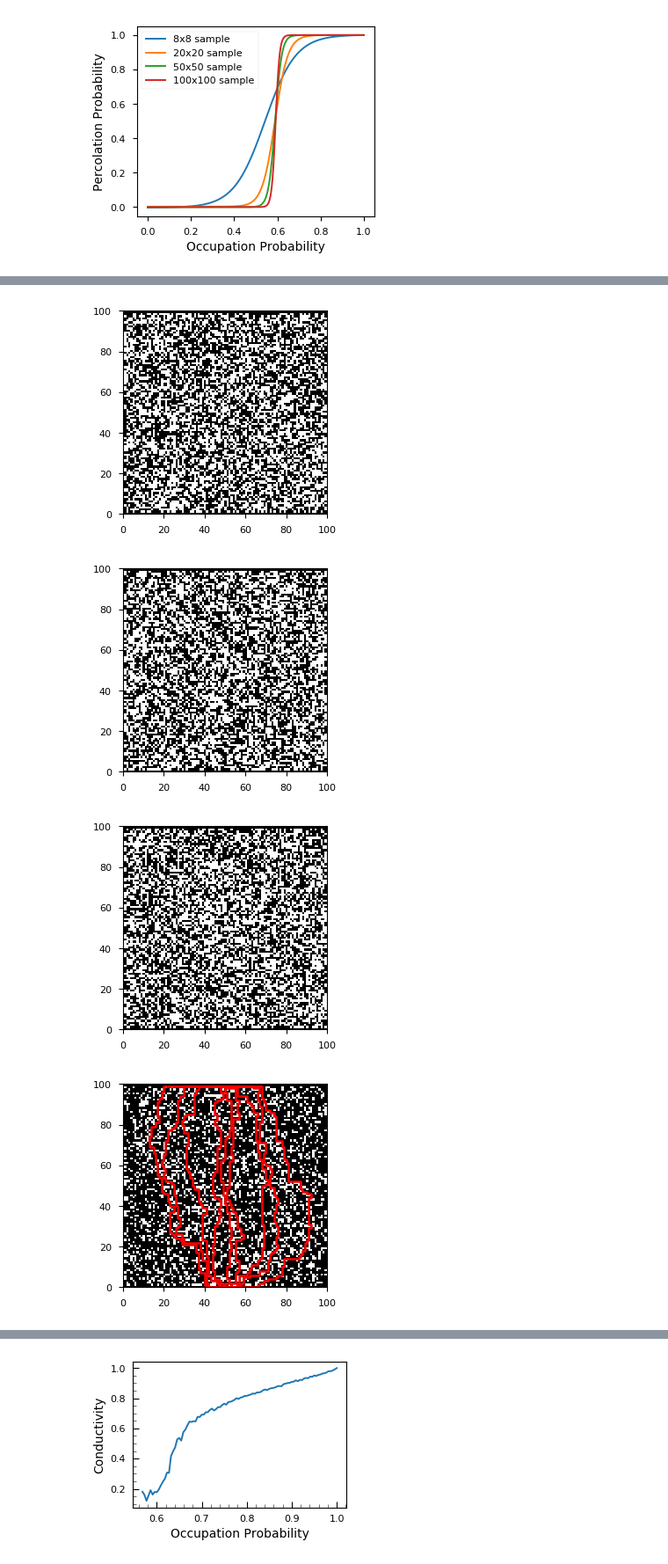
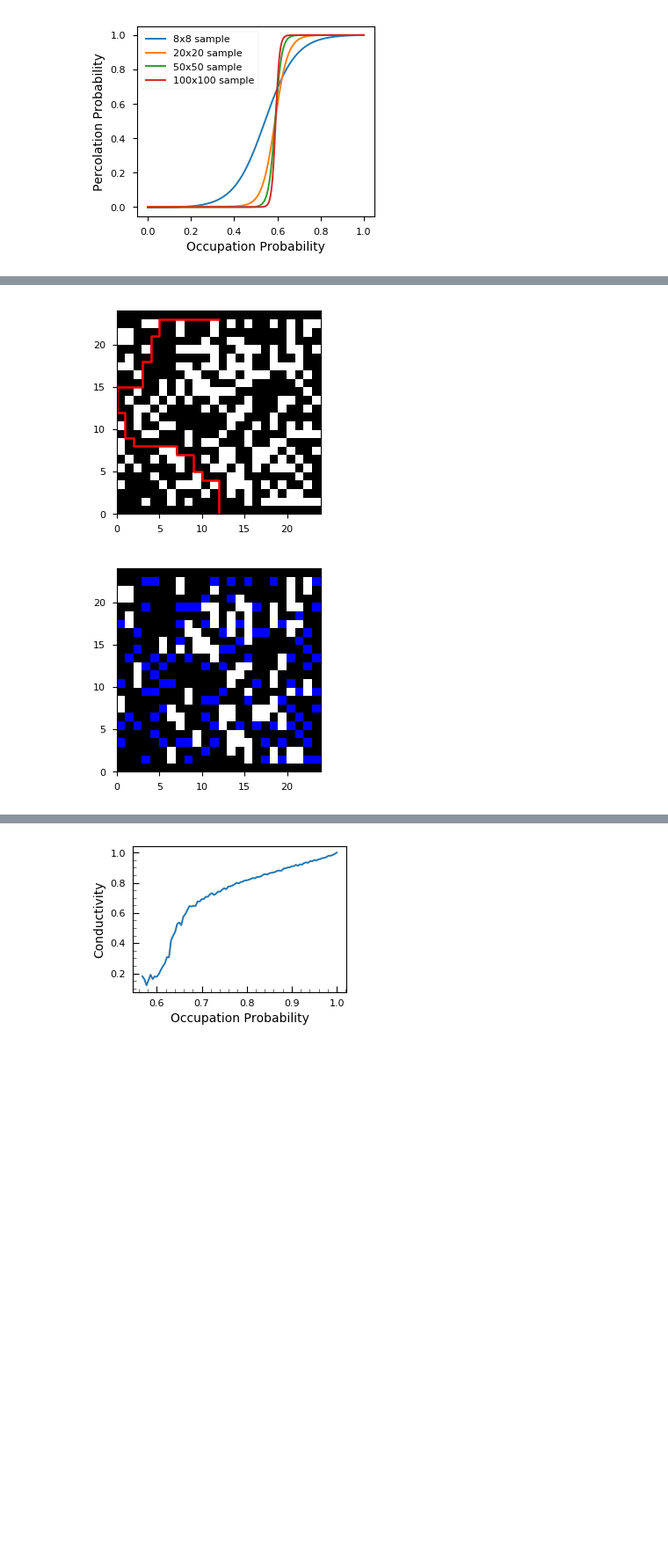
Before and after one commit to prabowobagas/Jupyter-Notebook-Thesis, a Jupyter notebook: Weekly Journal.ipynb, the cells around one changed output, grey strips where cells are left out. Shown at 88% size. Drawn from its saved outputs; the diff is of its cells as text; code cells hidden in the pictures; blank space fills up the shorter version.

```diff
--- a/Weekly Journal.ipynb
+++ b/Weekly Journal.ipynb
@@ -661,10 +681,10 @@ for indices, occupy_prob in enumerate(occupation_probability):
     f.value = progress
 
 
-d = {'occupation probability' : occupation_probability, 'Percolate frequency' : occupy_histogram}
-df = pd.DataFrame(d)
-file_name = 'PercSimData\\perc_%sx%s_Loop%s_lineseries%s' %(width, height, Loop, linseries_point)
-df.to_csv(file_name, sep='\t')
+# d = {'occupation probability' : occupation_probability, 'Percolate frequency' : occupy_histogram}
+# df = pd.DataFrame(d)
+# file_name = 'PercSimData\\perc_%sx%s_Loop%s_lineseries%s' %(width, height, Loop, linseries_point)
+# df.to_csv(file_name, sep='\t')
 
 path_average[np.isnan(path_average)] = 0
 
@@ -729,22 +749,38 @@ def parallel_resistance(array):
     resistance = 1/reciprocal
     return resistance
 
+
 def shortest10_paths(width, height, occupation_probability):
     start, goal = ((width)/2, 0),((width)/2 ,height-1)
 
     path_list = []
+    n_path = 0    # Number of paths initialize
     sample = GenerateGrid(width, height, occupation_probability)
+
     sample.GenerateWall()
-    n_path = 0
+    sample.generate_rrtn()
+    Wall_OR_RRTN = np.logical_or(sample.grid_RRTN,sample.grid) # Wall is OR ed with the old sample
+    RRTN_wall = np.subtract(Wall_OR_RRTN,sample.grid)*2
+    RRTN_sample = np.add(sample.grid,RRTN_wall)
+
+
 
     fig1, ax1 = plt.subplots(1)
     cmap = cm.colors.ListedColormap(['white','black'])
     ax1.pcolor(sample.grid, cmap=cmap)
     fig1.set_size_inches(3, 3)
 
+    fig2, ax2 = plt.subplots(1)
+    cmap2 = cm.colors.ListedColormap(['white','black','blue'])
+    bounds = [0, 1, 2, 3]
+    norm = cm.colors.BoundaryNorm(bounds,cmap2.N)
+    img = plt.pcolor(RRTN_sample, cmap=cmap2, norm=norm)
+    fig2.set_size_inches(3, 3)
+
+
     path_sum = []   #list for path sum array
 
-    for i in range(0,9):     # find 10 independent paths ## CURRENTLY SET AT 100, set at the sample size
+    for i in range(0,1):     # find 10 independent paths ## CURRENTLY SET AT 100, set at the sample size
         came_from, cost_so_far = a_star_search(sample, start, goal)
         path, path_flag = pathfinder(came_from, start=start, goal=goal)
         for coordinate in path:      # Exclude coordinates in the top and bottom row
@@ -768,13 +804,13 @@ def shortest10_paths(width, height, occupation_probability):
 
 
 
-width =  100      #Keep sample even. If odd, change the start/goal coordinate starting coordinate
-height = 100
+width =  24      #Keep sample even. If odd, change the start/goal coordinate starting coordinate
+height = 24
 resistance_array = []
 path_num_avg = []
 
 num = 3     # number of linspace for occupation probability
-n = 3     #number of retries
+n = 1     #number of retries
 occupy_range = np.linspace(0.5,0.99, num=num)
 
 
@@ -783,7 +819,7 @@ f = IntProgress(min=0, max=len(occupy_range), description = 'Progress:')
 display(f)
 progress = 0
 
-for occupy in occupy_range:        # occupy_range if no paths, resistance is set to 0
+for occupy in [0.6]:        # set occupy range here
     occupation_probability = occupy
     sample_resistance = []
     indv_path_num = []
@@ -797,34 +833,32 @@ for occupy in occupy_range:        # occupy_range if no paths, resistance is set
     indv_path_num = [x for x in indv_path_num if x != 0]
 
     if sum(sample_resistance) == 0:
         resistance_array.append(0)
         path_num_avg.append(0)
     else:
         average_resistance = np.average(sample_resistance)
         average_path_number = np.average(indv_path_num)
 
         resistance_array.append(average_resistance)
         path_num_avg.append(average_path_number)  #resistance_array => average resistance on the sample after looped
 
     progress += 1
     f.value = progress
 
 
 # data = list(zip(path_num_avg, resistance_array, occupy_range))
 # df = pd.DataFrame(data, columns=['Number of Paths', 'Resistance','Occupation Probability'])
 # df.to_csv('PercSimData\\Sample_resistance\\sample_property_25path_search_num=' + str(num) + '.txt', sep='\t', index=False)
 
 
 # ax1.tick_params(axis = 'both', which = 'major', labelsize = 10)
 # fig1 = plt.figure(1)
 # ax = fig1.add_subplot(1, 1, 1)
 # ax.plot(occupy_range,resistance_array)
 
 # ax.set_ylabel('Resistance',fontsize=11)
 # Note that there are precision issue. nanmean is f4 precision.
 # %% [output]
 [interactive output not drawn]
-[figure, old version]
+[figure, new version]
-[figure, old version]
+[figure, new version]
-[figure, removed]
-[figure, removed]
```
Also changed, not shown: parts of 3 cells of this notebook, 1 other file.
